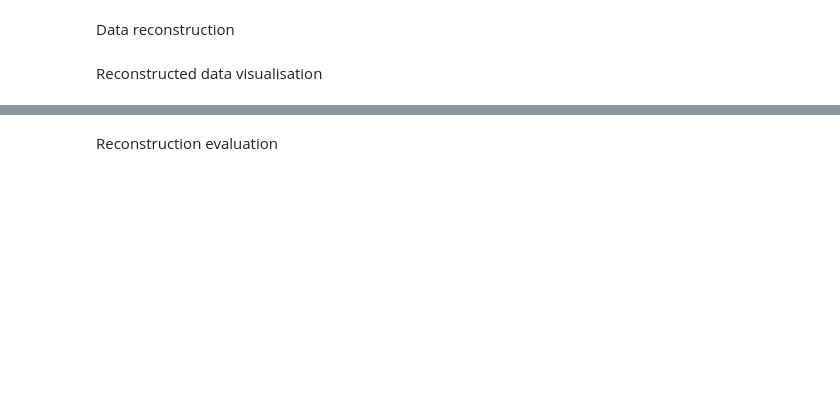
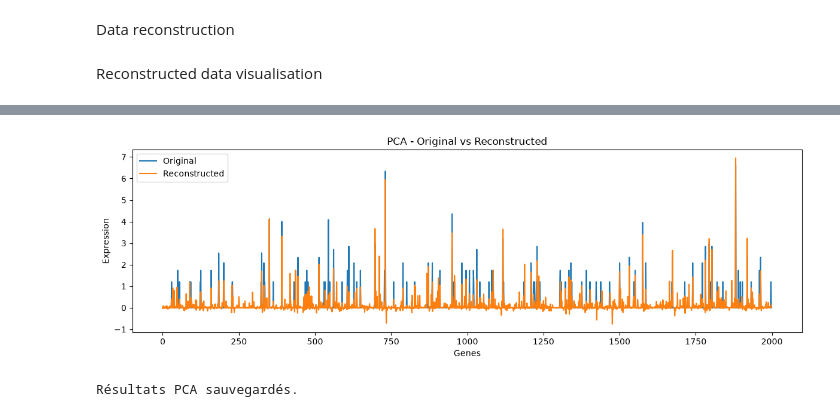
Before and after one commit to Simonn18/projet_DEA, a Jupyter notebook: Scripts/3-PCA.ipynb, the cells around one changed output, grey strips where cells are left out. Cells and saved outputs as stored; diff of their text form; code cells hidden in the pictures; blank space fills up the shorter version.

```diff
--- a/Scripts/3-PCA.ipynb
+++ b/Scripts/3-PCA.ipynb
@@ -133,10 +156,15 @@ plt.show()
 # %%
 plt.figure(figsize=(12, 4))
 
-plt.plot(X[0], label="Original")
+plt.plot(X_train[0], label="Original")
 plt.plot(X_reconstructed[0], label="Reconstructed")
 
 plt.legend()
 plt.xlabel("Genes")
 plt.ylabel("Expression")
-plt.title("Original vs Reconstructed")
+plt.title("PCA - Original vs Reconstructed")
+
+plt.tight_layout()
+plt.show()
+# %% [output]
+[figure, added]
@@ -154,2 +170,0 @@ plt.show()
-# %% [markdown]
-Reconstruction evaluation
@@ -170,9 +179,15 @@ os.makedirs("results", exist_ok=True)
 np.savez_compressed(
     "results/resultats_PCA.npz",
 
+    # Représentations latentes
     Z_train=Z_pca_train,
     Z_val=Z_pca_val,
 
+    # Données reconstruites
+    X_reconstructed_train=X_reconstructed,
+    X_reconstructed_val=X_pca_val,
+
+    # Métriques
     mse_train=mse_pca_train,
     mse_val=mse_pca_val,
 
@@ -184,3 +199,5 @@ np.savez_compressed(
 )
 
 print("Résultats PCA sauvegardés.")
+# %% [output]
+Résultats PCA sauvegardés.
```
Also changed, not shown: parts of 9 cells of this notebook.
